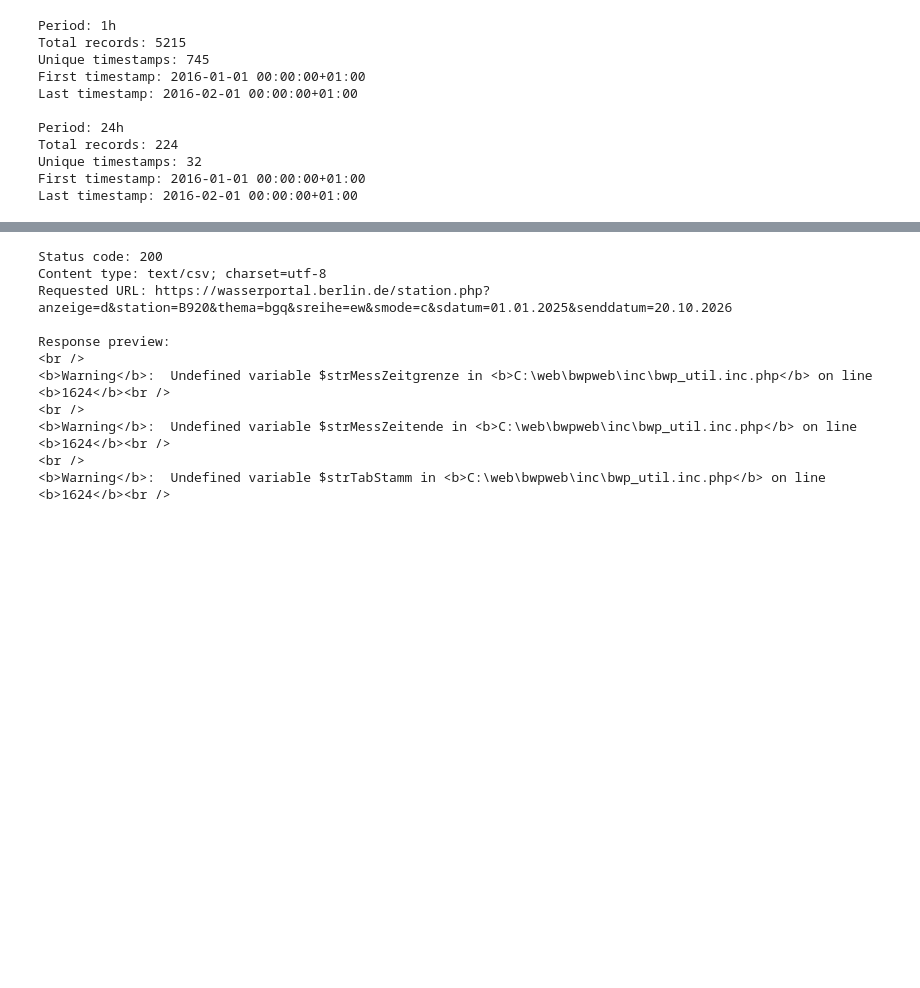
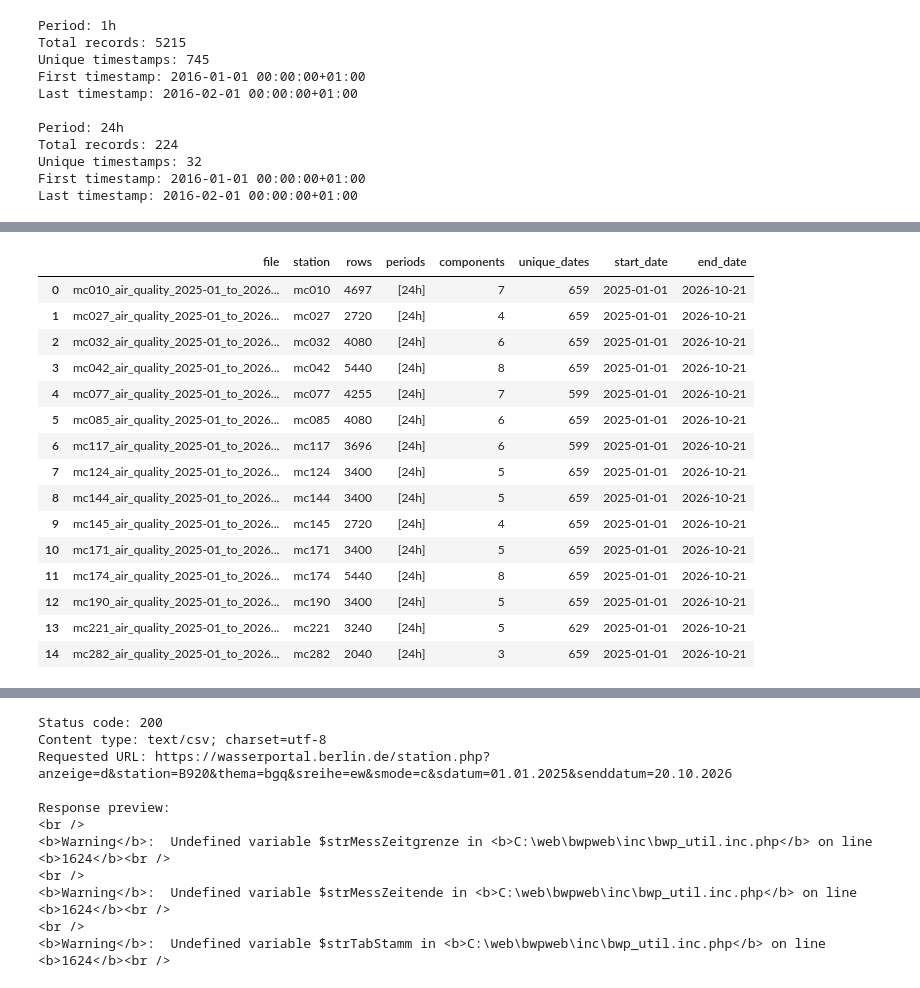
Before and after one commit to lodimarcello/Capstone_project_Lorenzo, a Jupyter notebook: capstone_exploration.ipynb, the cells around one changed output, grey strips where cells are left out. Drawn from its saved outputs; the diff is of its cells as text; code cells hidden in the pictures; blank space fills up the shorter version.

```diff
--- a/capstone_exploration.ipynb
+++ b/capstone_exploration.ipynb
@@ -1425,7 +1436,7 @@ Unique timestamps: 32
 First timestamp: 2016-01-01 00:00:00+01:00
 Last timestamp: 2016-02-01 00:00:00+01:00
 # %%
-#getting hourly air quality data from 01.01.2025 to 20.10.2026
+#getting daily air quality data from 01.01.2025 to 20.10.2026
 import requests
 import pandas as pd
 from pathlib import Path
@@ -1469,7 +1480,7 @@ for station in stations:
         request_start = month_start.date()
 
         params = {
-            "period": "1h",
+            "period": "24h",
             "timespan": "custom",
             "start": request_start.isoformat(),
             "end": month_end.isoformat()
@@ -1548,0 +1641,15 @@ Download process finished.
+# %%
+from pathlib import Path
+
+# Set the correct folder path
+folder = Path("berlin_air_quality_2025_2026")
+
+# Find all CSV files, including subfolders
+daily_files = list(folder.rglob("*.csv"))
+
+print("Folder exists:", folder.exists())
+print("Number of CSV files:", len(daily_files))
+
+# Display filenames
+for file in sorted(daily_files):
+    print(file.name)
@@ -1548,0 +1734,49 @@ Download process finished.
+# %%
+import pandas as pd
+
+# Store the results for all stations
+station_summary = []
+
+for file in daily_files:
+
+    # Load the station dataset
+    df = pd.read_csv(file)
+
+    # Convert timestamps to Berlin local time
+    df["datetime"] = pd.to_datetime(
+        df["datetime"], utc=True
+    ).dt.tz_convert("Europe/Berlin")
+
+    # Count records and unique dates
+    station_summary.append({
+        "file": file.name,
+        "station": df["station"].iloc[0] if not df.empty else None,
+        "rows": len(df),
+        "periods": df["period"].unique().tolist(),
+        "components": df["component"].nunique(),
+        "unique_dates": df["datetime"].dt.date.nunique(),
+        "start_date": df["datetime"].min().date(),
+        "end_date": df["datetime"].max().date()
+    })
+
+# Create a summary table
+df_station_summary = pd.DataFrame(station_summary)
+
+display(df_station_summary.sort_values("station"))
+# %% [output]
+|  | file | station | rows | periods | components | unique_dates | start_date | end_date |
+| 0 | mc010_air_quality_2025-01_to_2026... | mc010 | 4697 | [24h] | 7 | 659 | 2025-01-01 | 2026-10-21 |
+| 1 | mc027_air_quality_2025-01_to_2026... | mc027 | 2720 | [24h] | 4 | 659 | 2025-01-01 | 2026-10-21 |
+| 2 | mc032_air_quality_2025-01_to_2026... | mc032 | 4080 | [24h] | 6 | 659 | 2025-01-01 | 2026-10-21 |
+| 3 | mc042_air_quality_2025-01_to_2026... | mc042 | 5440 | [24h] | 8 | 659 | 2025-01-01 | 2026-10-21 |
+| 4 | mc077_air_quality_2025-01_to_2026... | mc077 | 4255 | [24h] | 7 | 599 | 2025-01-01 | 2026-10-21 |
+| 5 | mc085_air_quality_2025-01_to_2026... | mc085 | 4080 | [24h] | 6 | 659 | 2025-01-01 | 2026-10-21 |
+| 6 | mc117_air_quality_2025-01_to_2026... | mc117 | 3696 | [24h] | 6 | 599 | 2025-01-01 | 2026-10-21 |
+| 7 | mc124_air_quality_2025-01_to_2026... | mc124 | 3400 | [24h] | 5 | 659 | 2025-01-01 | 2026-10-21 |
+| 8 | mc144_air_quality_2025-01_to_2026... | mc144 | 3400 | [24h] | 5 | 659 | 2025-01-01 | 2026-10-21 |
+| 9 | mc145_air_quality_2025-01_to_2026... | mc145 | 2720 | [24h] | 4 | 659 | 2025-01-01 | 2026-10-21 |
+| 10 | mc171_air_quality_2025-01_to_2026... | mc171 | 3400 | [24h] | 5 | 659 | 2025-01-01 | 2026-10-21 |
+| 11 | mc174_air_quality_2025-01_to_2026... | mc174 | 5440 | [24h] | 8 | 659 | 2025-01-01 | 2026-10-21 |
+| 12 | mc190_air_quality_2025-01_to_2026... | mc190 | 3400 | [24h] | 5 | 659 | 2025-01-01 | 2026-10-21 |
+| 13 | mc221_air_quality_2025-01_to_2026... | mc221 | 3240 | [24h] | 5 | 629 | 2025-01-01 | 2026-10-21 |
+| 14 | mc282_air_quality_2025-01_to_2026... | mc282 | 2040 | [24h] | 3 | 659 | 2025-01-01 | 2026-10-21 |
```
Also changed, not shown: parts of 29 cells of this notebook, 3 other files.
